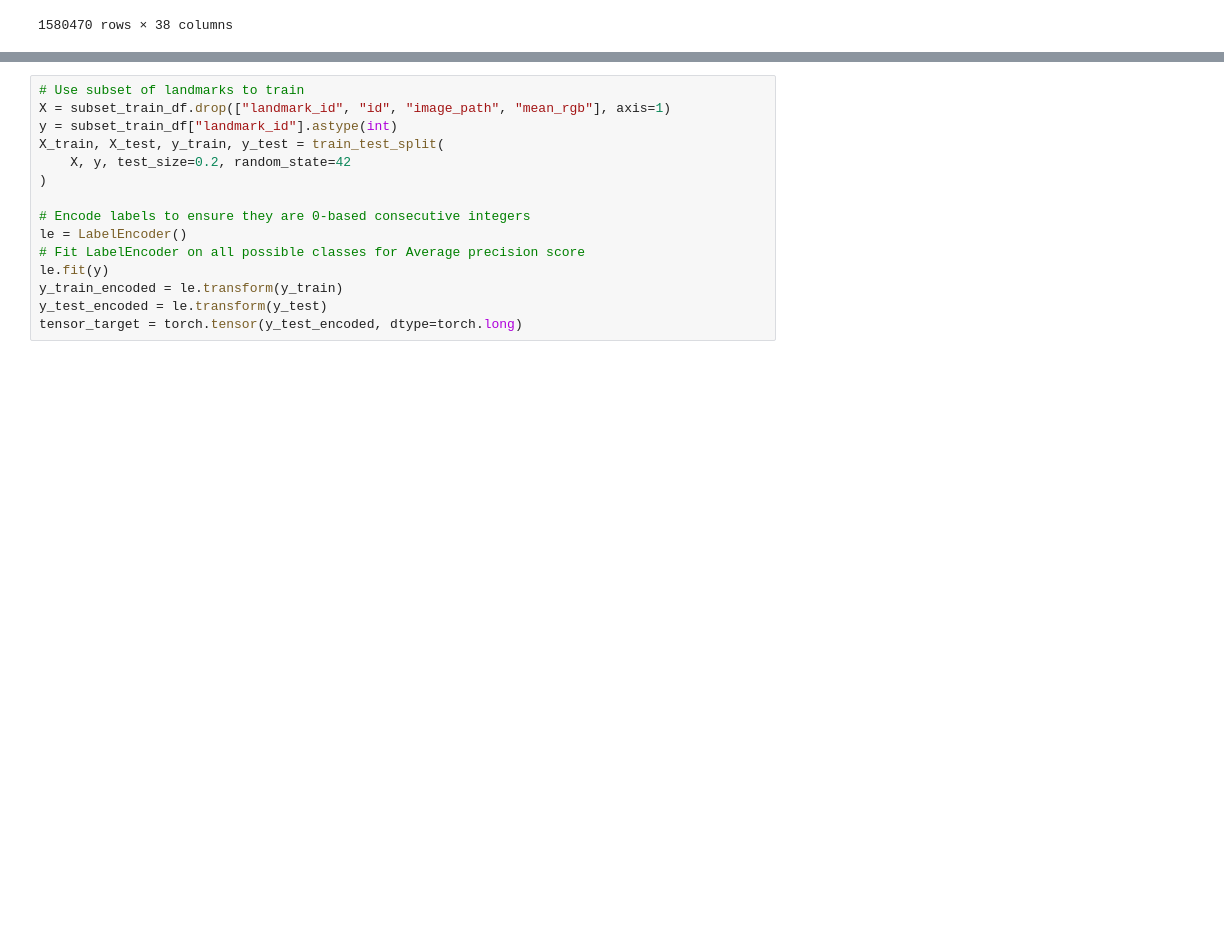
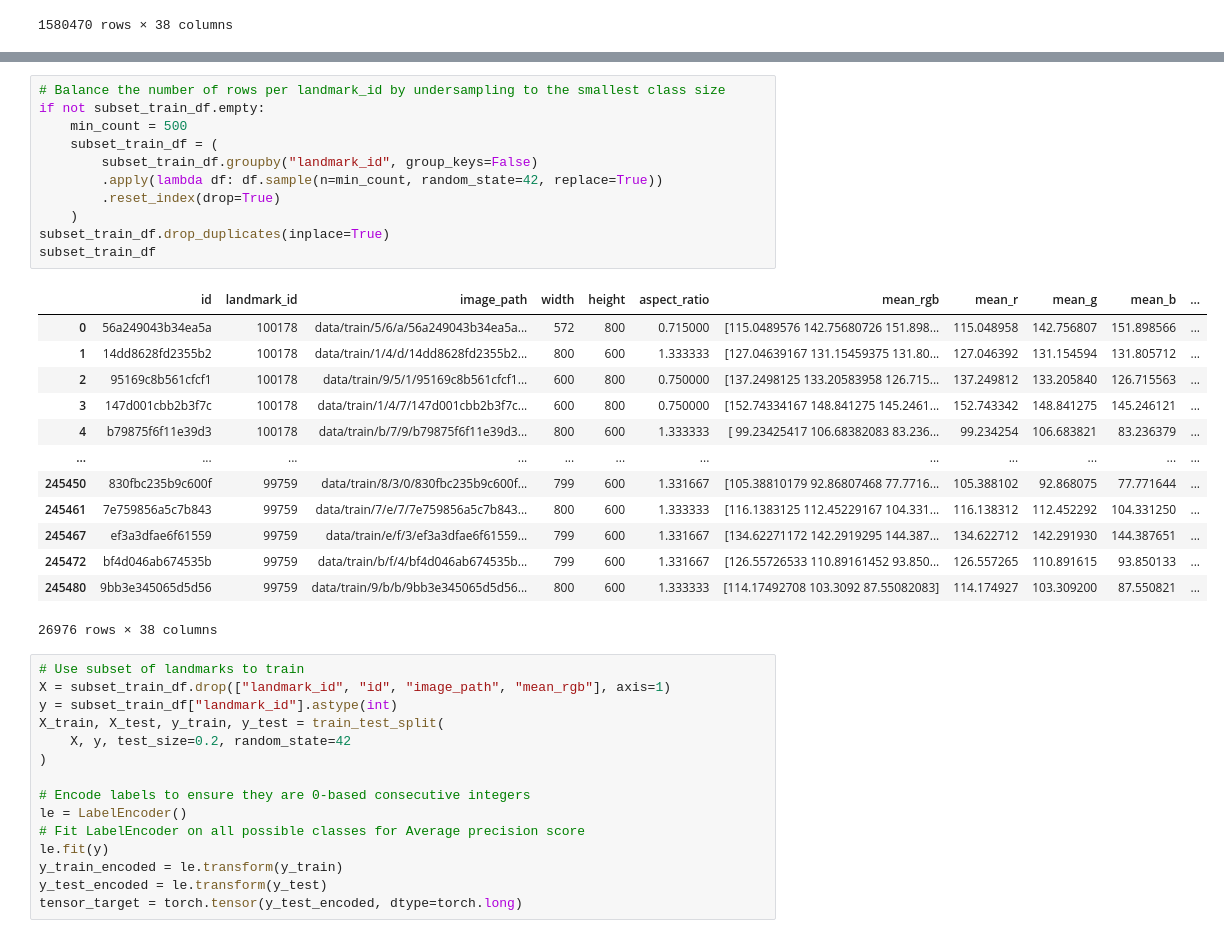
Before and after one commit to mattdabit/landmarks, a Jupyter notebook: eda.ipynb, the cells around one changed output, grey strips where cells are left out. Cells and saved outputs as stored; diff of their text form; blank space fills up the shorter version.

```diff
--- a/eda.ipynb
+++ b/eda.ipynb
@@ -358,3 +358,28 @@ subset_train_df
+# %%
+# Balance the number of rows per landmark_id by undersampling to the smallest class size
+if not subset_train_df.empty:
+    min_count = 500
+    subset_train_df = (
+        subset_train_df.groupby("landmark_id", group_keys=False)
+        .apply(lambda df: df.sample(n=min_count, random_state=42, replace=True))
+        .reset_index(drop=True)
+    )
+subset_train_df.drop_duplicates(inplace=True)
+subset_train_df
+# %% [output]
+|  | id | landmark_id | image_path | width | height | aspect_ratio | mean_rgb | mean_r | mean_g | mean_b | ... |
+| 0 | 56a249043b34ea5a | 100178 | data/train/5/6/a/56a249043b34ea5a... | 572 | 800 | 0.715000 | [115.0489576 142.75680726 151.898... | 115.048958 | 142.756807 | 151.898566 | ... |
+| 1 | 14dd8628fd2355b2 | 100178 | data/train/1/4/d/14dd8628fd2355b2... | 800 | 600 | 1.333333 | [127.04639167 131.15459375 131.80... | 127.046392 | 131.154594 | 131.805712 | ... |
+| 2 | 95169c8b561cfcf1 | 100178 | data/train/9/5/1/95169c8b561cfcf1... | 600 | 800 | 0.750000 | [137.2498125 133.20583958 126.715... | 137.249812 | 133.205840 | 126.715563 | ... |
+| 3 | 147d001cbb2b3f7c | 100178 | data/train/1/4/7/147d001cbb2b3f7c... | 600 | 800 | 0.750000 | [152.74334167 148.841275 145.2461... | 152.743342 | 148.841275 | 145.246121 | ... |
+| 4 | b79875f6f11e39d3 | 100178 | data/train/b/7/9/b79875f6f11e39d3... | 800 | 600 | 1.333333 | [ 99.23425417 106.68382083 83.236... | 99.234254 | 106.683821 | 83.236379 | ... |
+| ... | ... | ... | ... | ... | ... | ... | ... | ... | ... | ... | ... |
+| 245450 | 830fbc235b9c600f | 99759 | data/train/8/3/0/830fbc235b9c600f... | 799 | 600 | 1.331667 | [105.38810179 92.86807468 77.7716... | 105.388102 | 92.868075 | 77.771644 | ... |
+| 245461 | 7e759856a5c7b843 | 99759 | data/train/7/e/7/7e759856a5c7b843... | 800 | 600 | 1.333333 | [116.1383125 112.45229167 104.331... | 116.138312 | 112.452292 | 104.331250 | ... |
+| 245467 | ef3a3dfae6f61559 | 99759 | data/train/e/f/3/ef3a3dfae6f61559... | 799 | 600 | 1.331667 | [134.62271172 142.2919295 144.387... | 134.622712 | 142.291930 | 144.387651 | ... |
+| 245472 | bf4d046ab674535b | 99759 | data/train/b/f/4/bf4d046ab674535b... | 799 | 600 | 1.331667 | [126.55726533 110.89161452 93.850... | 126.557265 | 110.891615 | 93.850133 | ... |
+| 245480 | 9bb3e345065d5d56 | 99759 | data/train/9/b/b/9bb3e345065d5d56... | 800 | 600 | 1.333333 | [114.17492708 103.3092 87.55082083] | 114.174927 | 103.309200 | 87.550821 | ... |
+26976 rows × 38 columns
 # %%
 # Use subset of landmarks to train
 X = subset_train_df.drop(["landmark_id", "id", "image_path", "mean_rgb"], axis=1)
```
Also changed, not shown: parts of 9 cells of this notebook.
